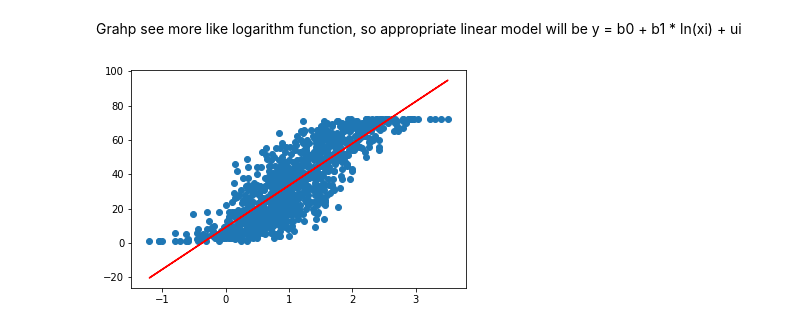
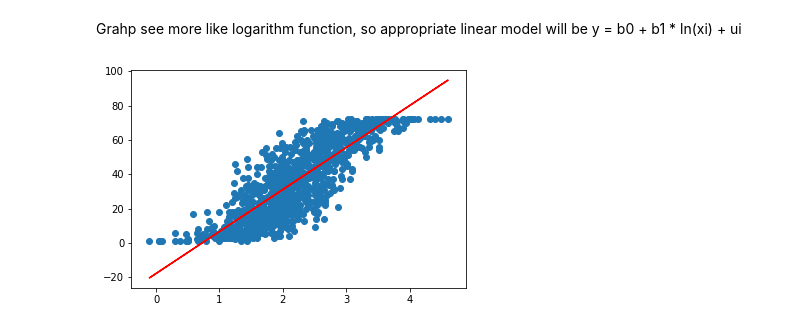
Before and after one commit to nrrud20/stat, a Jupyter notebook: HW4_draft_2.1.ipynb, the cells around one changed output. Drawn from its saved outputs; the diff is of its cells as text; code cells hidden in the pictures.

```diff
--- a/HW4_draft_2.1.ipynb
+++ b/HW4_draft_2.1.ipynb
@@ -180,17 +180,17 @@ Grahp see more like logarithm function, so appropriate linear model will be y =
 # df['longmon_exp'] = df['longmon'].apply(lambda x: 0 if x ==0 else math.exp(x))
 # df['longmon_sq'] = df['longmon'].apply(lambda x: 0 if x ==0 else (x**(2)))
 # %%
-df['longmon_ln'] = df['longmon'].apply(lambda x: 0 if x ==0 else math.log(x**1/3))
+df['longmon_ln'] = df['longmon'].apply(lambda x: 0 if x ==0 else math.log(x))
 X = df['longmon_ln'].astype(float)
 Y = df['tenure']
 model = sm.OLS(Y, sm.add_constant(X))
 results = model.fit()
 # results.params
 intercept, slope  = results.params
 line = slope*X+intercept
 plt.clf()
 plt.plot(X, line, 'r', )
 plt.scatter(X, Y)
 plt.show()
 # %% [output]
-[figure, old version]
+[figure, new version]
```
Also changed, not shown: parts of 38 cells of this notebook, 2 other files.
